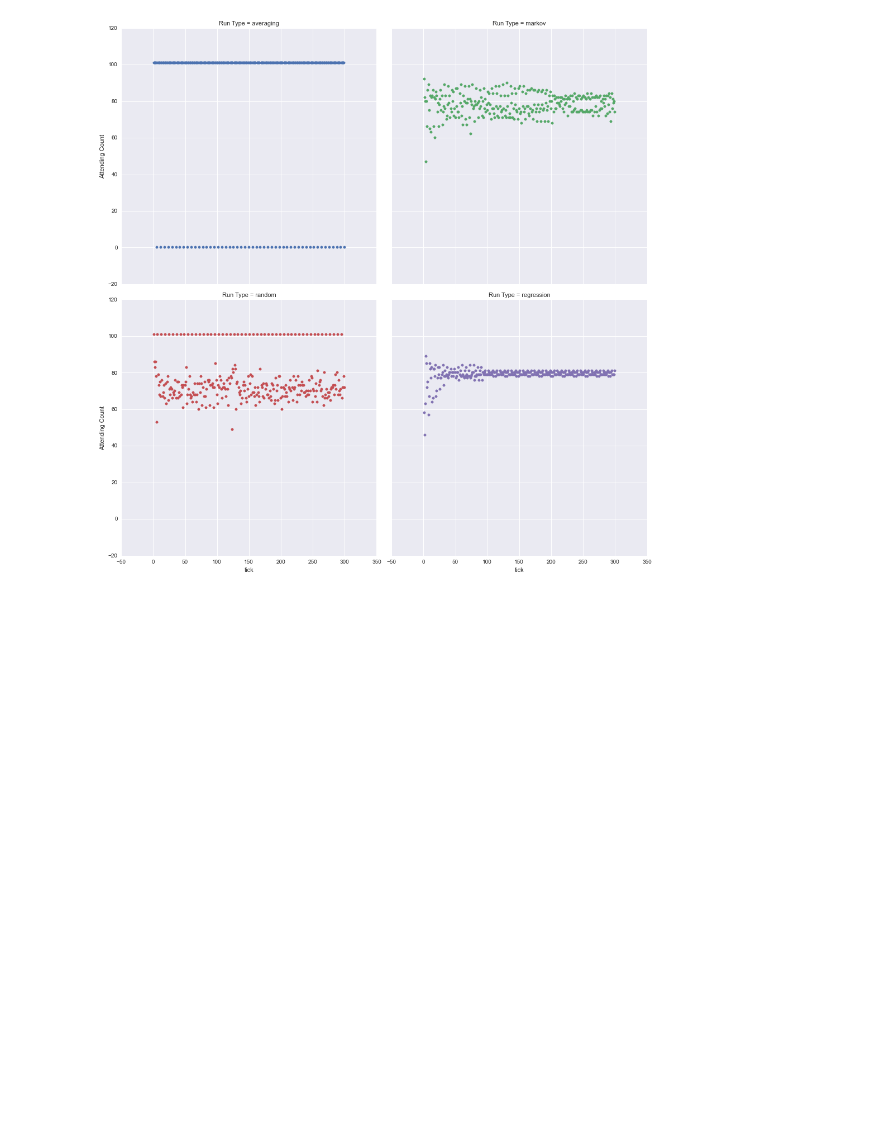
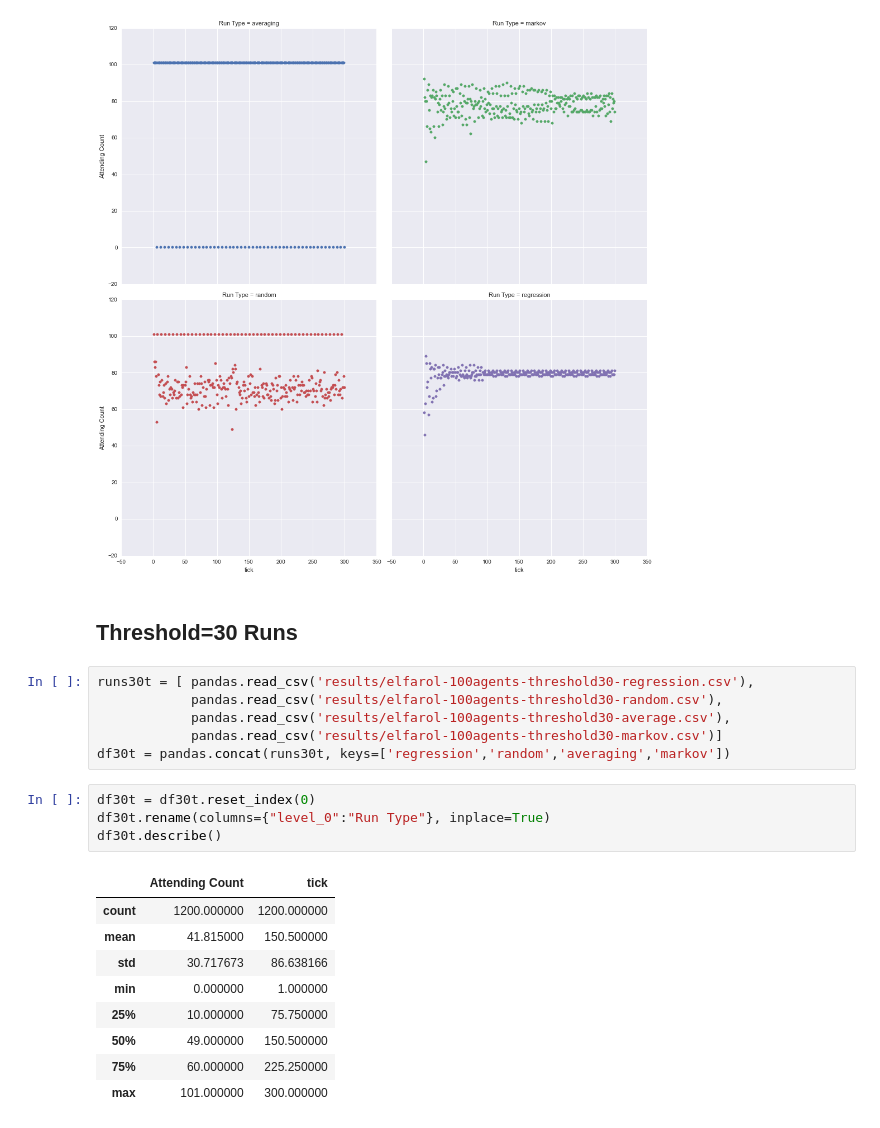
Before and after one commit to hawkw/cs383f2015-lab3, a Jupyter notebook: analysis.ipynb, the cells around one changed output. Cells and saved outputs as stored; diff of their text form; blank space fills up the shorter version.

```diff
--- a/analysis.ipynb
+++ b/analysis.ipynb
@@ -141,3 +141,26 @@ g.map(plt.scatter, "tick", "Attending Count")
 # %% [output]
 <seaborn.axisgrid.FacetGrid at 0x...>
 [figure]
+# %% [markdown]
+Threshold=30 Runs
+-----------------
+# %%
+runs30t = [ pandas.read_csv('results/elfarol-100agents-threshold30-regression.csv'),
+            pandas.read_csv('results/elfarol-100agents-threshold30-random.csv'),
+            pandas.read_csv('results/elfarol-100agents-threshold30-average.csv'),
+            pandas.read_csv('results/elfarol-100agents-threshold30-markov.csv')]
+df30t = pandas.concat(runs30t, keys=['regression','random','averaging','markov'])
+# %%
+df30t = df30t.reset_index(0)
+df30t.rename(columns={"level_0":"Run Type"}, inplace=True)
+df30t.describe()
+# %% [output]
+|  | Attending Count | tick |
+| count | 1200.000000 | 1200.000000 |
+| mean | 41.815000 | 150.500000 |
+| std | 30.717673 | 86.638166 |
+| min | 0.000000 | 1.000000 |
+| 25% | 10.000000 | 75.750000 |
+| 50% | 49.000000 | 150.500000 |
+| 75% | 60.000000 | 225.250000 |
+| max | 101.000000 | 300.000000 |
```
Also changed, not shown: parts of 2 cells of this notebook.
